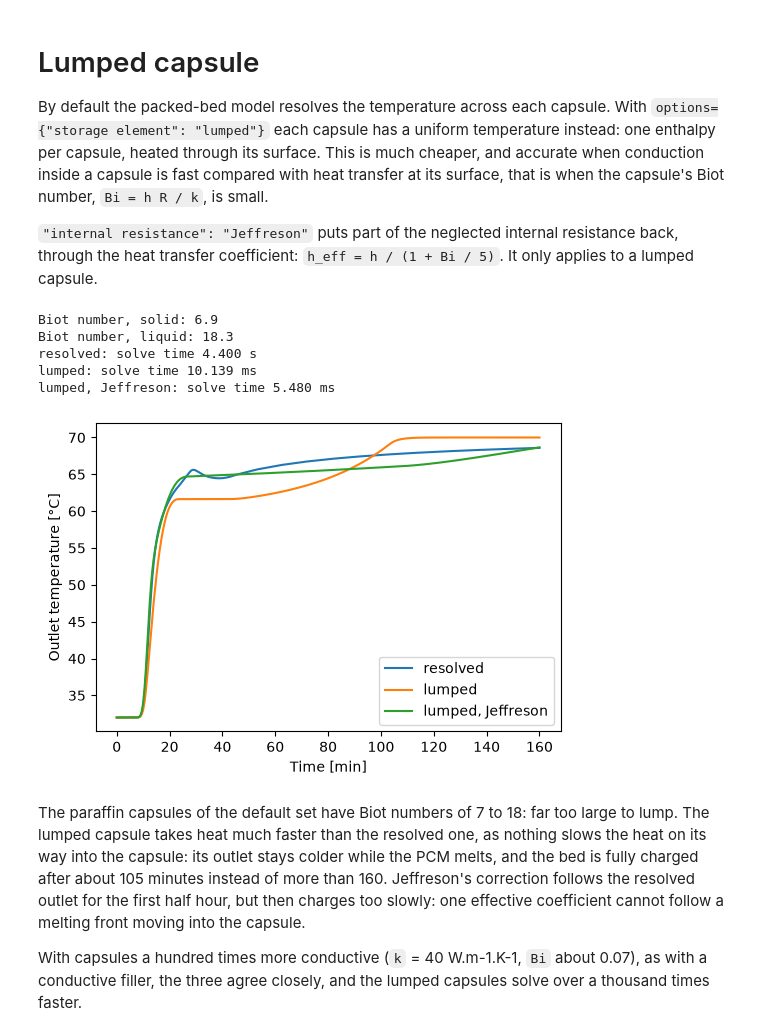
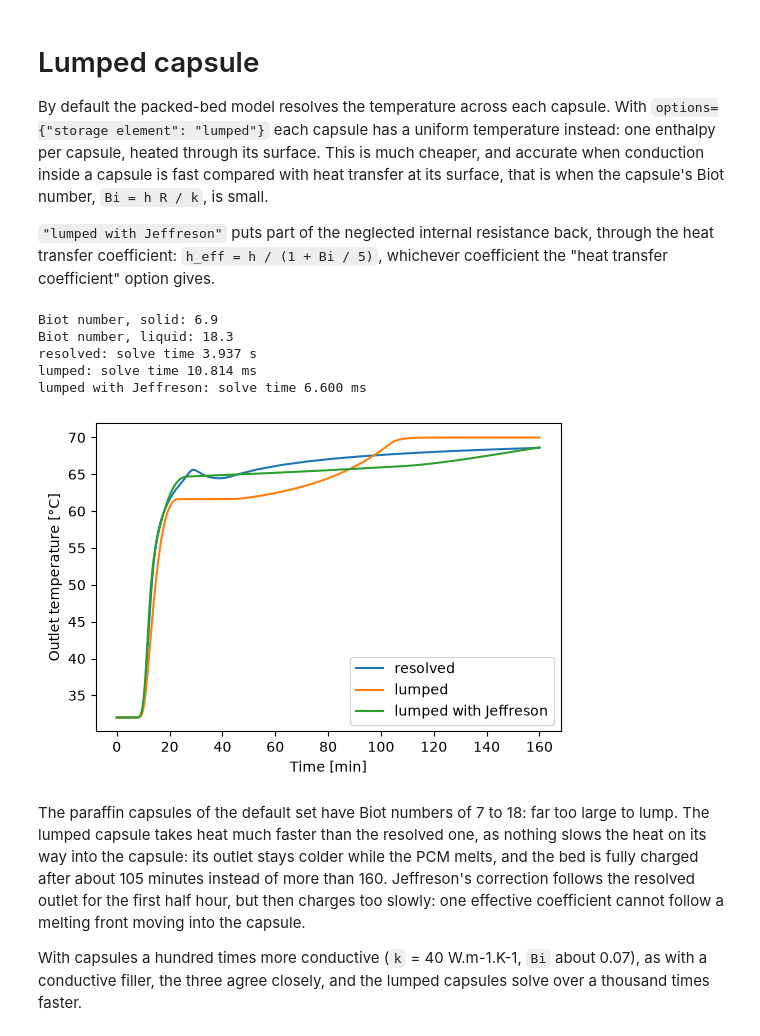
Before and after one commit to mmsg-warwick/PyTES, a Jupyter notebook: examples/lumped_capsule.ipynb, the cells around one changed output. Cells and saved outputs as stored; diff of their text form; code cells hidden in the pictures.

```diff
--- a/examples/lumped_capsule.ipynb
+++ b/examples/lumped_capsule.ipynb
@@ -7,9 +7,9 @@ enthalpy per capsule, heated through its surface. This is much cheaper, and accu
 conduction inside a capsule is fast compared with heat transfer at its surface, that is when
 the capsule's Biot number, `Bi = h R / k`, is small.
 
-`"internal resistance": "Jeffreson"` puts part of the neglected internal resistance back,
-through the heat transfer coefficient: `h_eff = h / (1 + Bi / 5)`. It only applies to a
-lumped capsule.
+`"lumped with Jeffreson"` puts part of the neglected internal resistance back, through the
+heat transfer coefficient: `h_eff = h / (1 + Bi / 5)`, whichever coefficient the "heat
+transfer coefficient" option gives.
 # %%
 import matplotlib.pyplot as plt
 import numpy as np
@@ -20,10 +20,7 @@ import pytes
 variants = {
     "resolved": {},
     "lumped": {"storage element": "lumped"},
-    "lumped, Jeffreson": {
-        "storage element": "lumped",
-        "internal resistance": "Jeffreson",
-    },
+    "lumped with Jeffreson": {"storage element": "lumped with Jeffreson"},
 }
 
 
@@ -41,37 +38,37 @@ def charge(options, conductivity=None):
         [0, t_end], t_interp=np.linspace(0, t_end, 321)
     )
 
 
 def compare(conductivity=None):
     fig, ax = plt.subplots(figsize=(6, 4))
     for label, options in variants.items():
         solution = charge(options, conductivity)
         print(f"{label}: solve time {solution.solve_time}")
         ax.plot(
             solution["Time [min]"].entries,
             solution["Outlet temperature [degC]"].entries,
             label=label,
         )
     ax.set_xlabel("Time [min]")
     ax.set_ylabel("Outlet temperature [°C]")
     ax.legend()
     plt.show()
 
 
 values = pytes.PackedBedModel().default_parameter_values
 h = values["Heat transfer coefficient [W.m-2.K-1]"]
 R = values["Capsule radius [m]"]
 for phase in ("solid", "liquid"):
     k = values[f"PCM {phase} phase conductivity [W.m-1.K-1]"]
     print(f"Biot number, {phase}: {h * R / k:.1f}")
 compare()
 # %% [output]
 Biot number, solid: 6.9
 Biot number, liquid: 18.3
-resolved: solve time 4.400 s
-lumped: solve time 10.139 ms
-lumped, Jeffreson: solve time 5.480 ms
+resolved: solve time 3.937 s
+lumped: solve time 10.814 ms
+lumped with Jeffreson: solve time 6.600 ms
-[figure, old version]
+[figure, new version]
 # %% [markdown]
 The paraffin capsules of the default set have Biot numbers of 7 to 18: far too large to
 lump. The lumped capsule takes heat much faster than the resolved one, as nothing slows the
```
Also changed, not shown: parts of 1 cell of this notebook, 10 other files.
